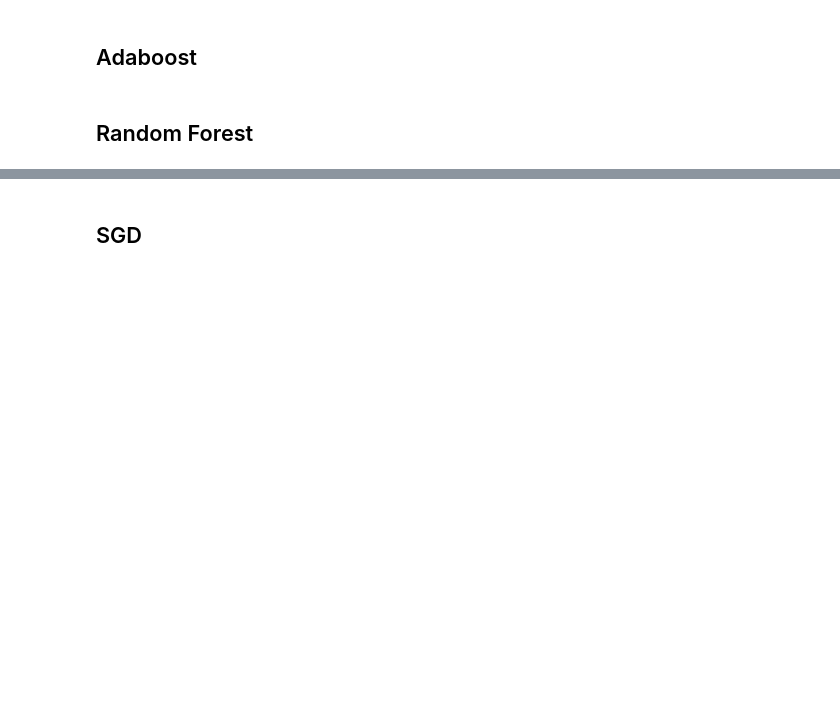
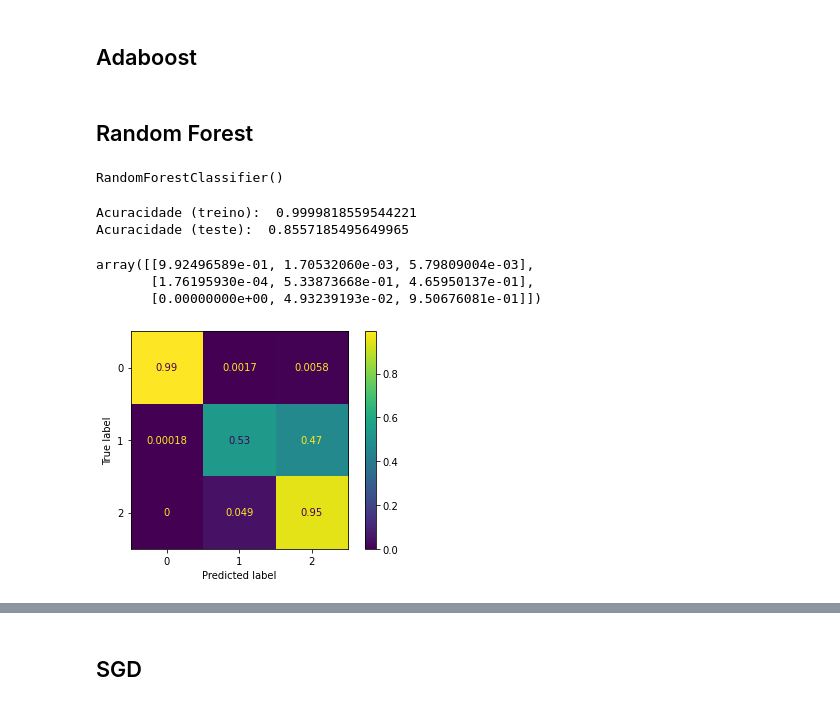
Before and after one commit to 2022M3T3-Inteli/Rappi-Hour, a Jupyter notebook: notebooks/machine-learning/Models_test.ipynb, the cells around one changed output, grey strips where cells are left out. Saved outputs shown, nothing was run; the diff lists cells and outputs as text; code cells hidden in the pictures; blank space fills up the shorter version.

```diff
--- a/notebooks/machine-learning/Models_test.ipynb
+++ b/notebooks/machine-learning/Models_test.ipynb
@@ -199,25 +145,36 @@ Feature: 32, Score: 6.78915
 # %% [markdown]
 ## Random Forest
 # %%
-#from sklearn.ensemble import RandomForestClassifier
+from sklearn.ensemble import RandomForestClassifier
 
 # Instaciação do obj Algoritmo
-#ranfor = RandomForestClassifier()
+ranfor = RandomForestClassifier()
 # Treino # x = Features, y = Label/Target
-#ranfor.fit( x_train, y_train.squeeze() ) # squeeze() -> df para series
+ranfor.fit( x_train, y_train ) # squeeze() -> df para series
+# %% [output]
+RandomForestClassifier()
 # %%
-#print('Acuracidade (treino): ', ranfor.score( x_train, y_train ))
-#print('Acuracidade (teste): ', ranfor.score( x_test, y_test ))
+print('Acuracidade (treino): ', ranfor.score( x_train, y_train ))
+print('Acuracidade (teste): ', ranfor.score( x_test, y_test ))
+# %% [output]
+Acuracidade (treino):  0.9999818559544221
+Acuracidade (teste):  0.8557185495649965
 # %%
-#y_pred_ranfor = ranfor.predict(x_test)
+y_pred_ranfor = ranfor.predict(x_test)
 # %%
-#cm_ranfor = confusion_matrix(y_true, y_pred_ranfor, normalize = 'true')
-#cm_ranfor
+cm_ranfor = confusion_matrix(y_true, y_pred_ranfor, normalize = 'true')
+cm_ranfor
+# %% [output]
+array([[9.92496589e-01, 1.70532060e-03, 5.79809004e-03],
+       [1.76195930e-04, 5.33873668e-01, 4.65950137e-01],
+       [0.00000000e+00, 4.93239193e-02, 9.50676081e-01]])
 # %%
 # versão visual mais bonita da matriz
-#disp_ranfor = ConfusionMatrixDisplay(confusion_matrix=cm_ranfor,
-#                              display_labels=ranfor.classes_)
+disp_ranfor = ConfusionMatrixDisplay(confusion_matrix=cm_ranfor,
+                              display_labels=ranfor.classes_)
 
-#disp_ranfor.plot()
-#plt.show()
+disp_ranfor.plot()
+plt.show()
+# %% [output]
+[figure, added]
 # %%
```
Also changed, not shown: parts of 53 cells of this notebook.
